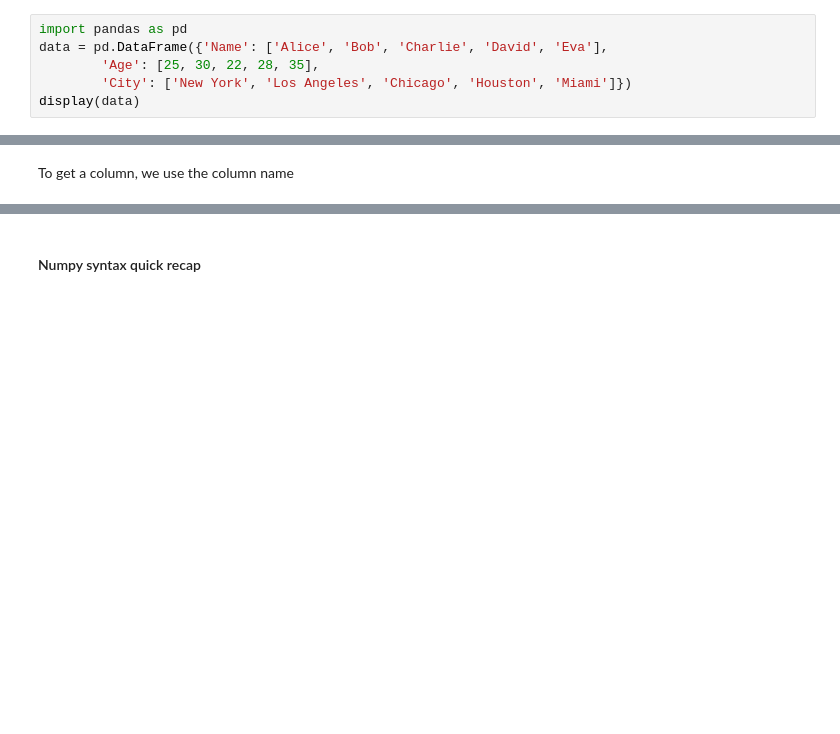
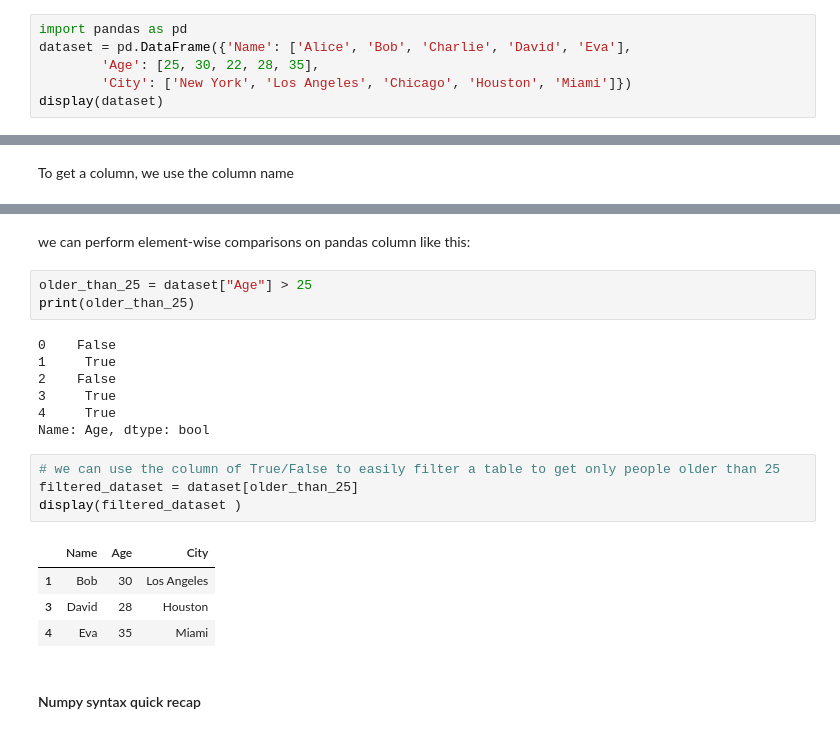
Before and after one commit to MLcmore2023/MLcmore2023, a Jupyter notebook: day2_pm_afternoon/decision-tree-demo.ipynb, the cells around one changed output, grey strips where cells are left out. Cells and saved outputs as stored; diff of their text form; blank space fills up the shorter version.

```diff
--- a/day2_pm_afternoon/decision-tree-demo.ipynb
+++ b/day2_pm_afternoon/decision-tree-demo.ipynb
@@ -5,9 +5,9 @@
 # %%
 import pandas as pd
-data = pd.DataFrame({'Name': ['Alice', 'Bob', 'Charlie', 'David', 'Eva'],
+dataset = pd.DataFrame({'Name': ['Alice', 'Bob', 'Charlie', 'David', 'Eva'],
         'Age': [25, 30, 22, 28, 35],
         'City': ['New York', 'Los Angeles', 'Chicago', 'Houston', 'Miami']})
-display(data)
+display(dataset)
 # %% [output]
 |  | Name | Age | City |
 | 0 | Alice | 25 | New York |
@@ -50,3 +50,24 @@ Name: Name, dtype: object
+# %% [markdown]
+we can perform element-wise comparisons on pandas column like this:
+# %%
+older_than_25 = dataset["Age"] > 25
+print(older_than_25)
+# %% [output]
+0    False
+1     True
+2    False
+3     True
+4     True
+Name: Age, dtype: bool
+# %%
+# we can use the column of True/False to easily filter a table to get only people older than 25
+filtered_dataset = dataset[older_than_25]
+display(filtered_dataset )
+# %% [output]
+|  | Name | Age | City |
+| 1 | Bob | 30 | Los Angeles |
+| 3 | David | 28 | Houston |
+| 4 | Eva | 35 | Miami |
 # %% [markdown]
 #### Numpy syntax quick recap
 # %%
```
Also changed, not shown: parts of 20 cells of this notebook.
